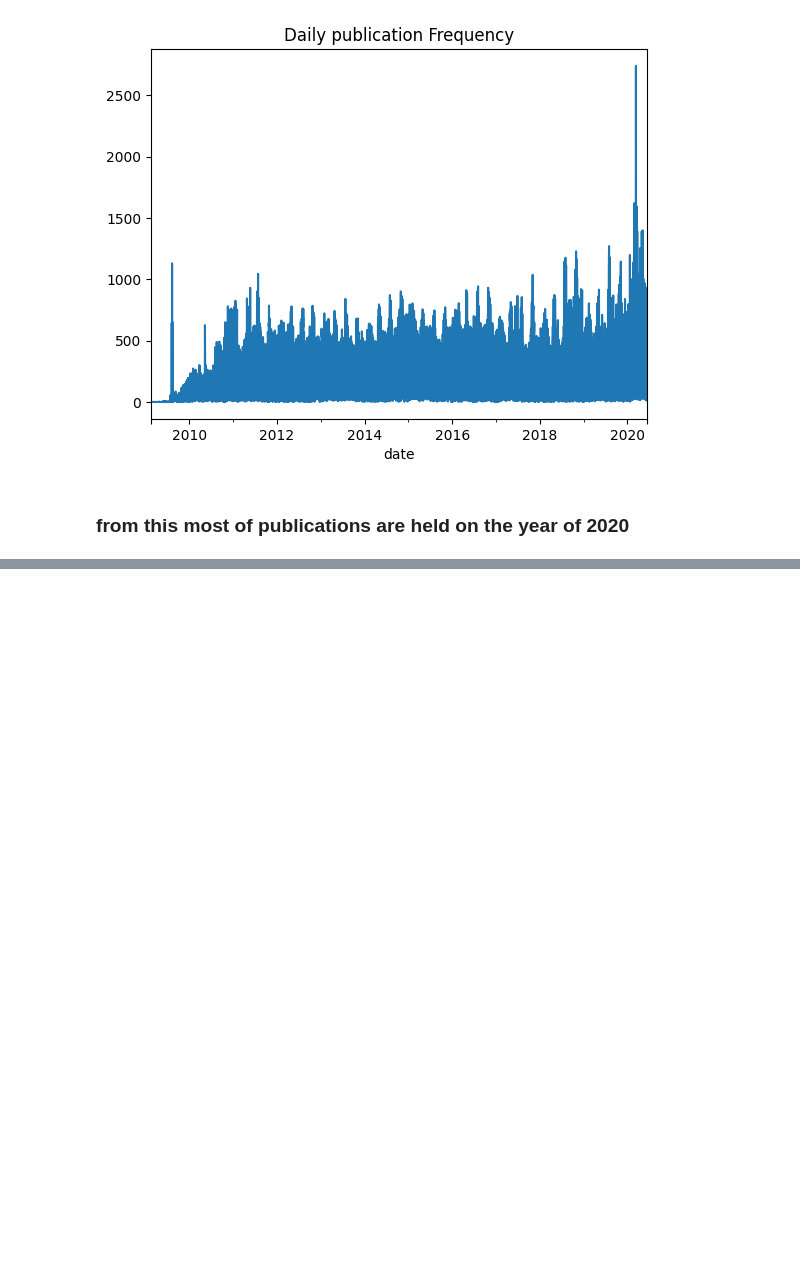
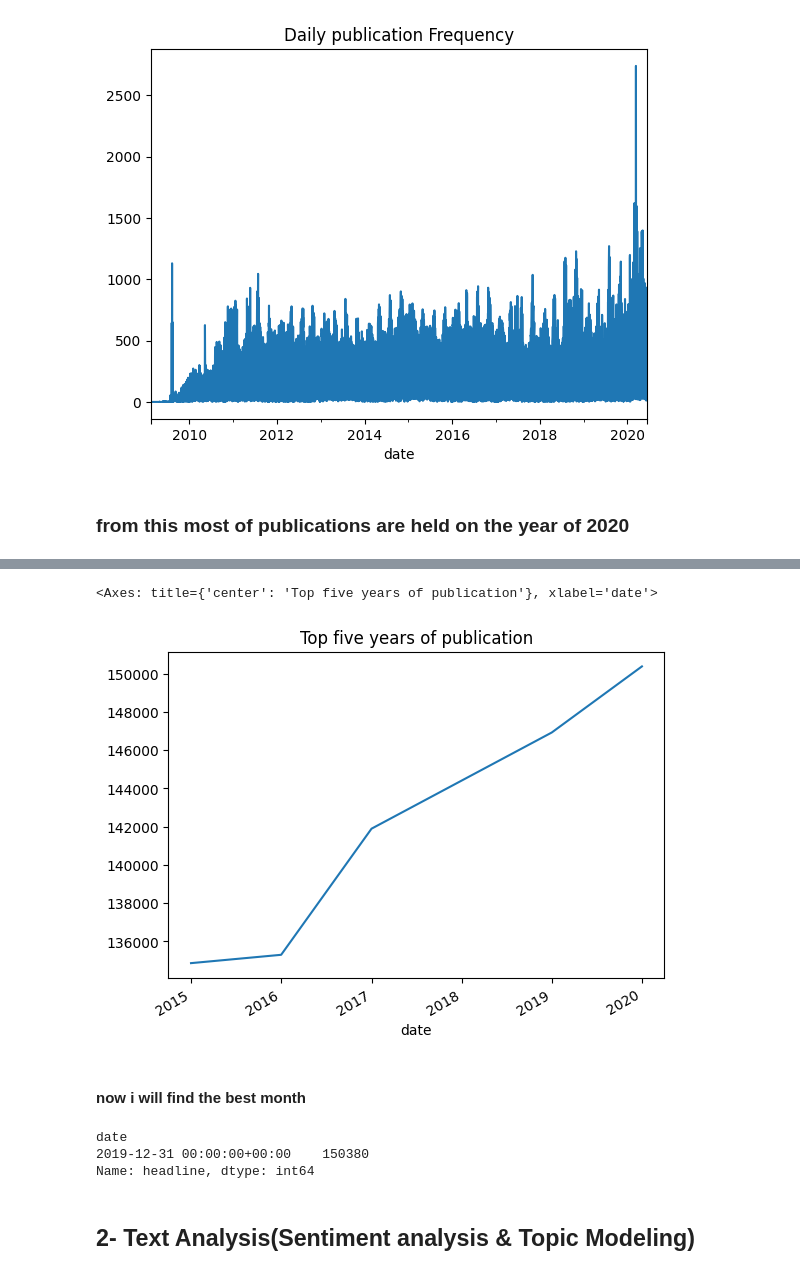
Before and after one commit to Bereket-07/Financial-News-Sentiment-and-Stock-Market-Analysis, a Jupyter notebook: notebooks/__init__.ipynb, the cells around one changed output, grey strips where cells are left out. Cells and saved outputs as stored; diff of their text form; code cells hidden in the pictures; blank space fills up the shorter version.

```diff
--- a/notebooks/__init__.ipynb
+++ b/notebooks/__init__.ipynb
@@ -114,0 +177,3 @@ resample_data_by_day.plot(title="Daily publication Frequency")
+# %%
+top_five_years = resamble_data_by_year.sort_values(ascending=False).head(5)
+top_five_years
@@ -114,0 +188,16 @@ resample_data_by_day.plot(title="Daily publication Frequency")
+# %%
+top_five_years.plot(title="Top five years of publication")
+# %% [output]
+<Axes: title={'center': 'Top five years of publication'}, xlabel='date'>
+[figure, added]
+# %% [markdown]
+#### now i will find the best month
+# %%
+first_best = top_five_years.sort_values(ascending=False).head(1)
+first_best
+# %% [output]
+date
+2019-12-31 00:00:00+00:00    150380
+Name: headline, dtype: int64
+# %% [markdown]
+## 2- Text Analysis(Sentiment analysis & Topic Modeling)
```
Also changed, not shown: parts of 11 cells of this notebook.
